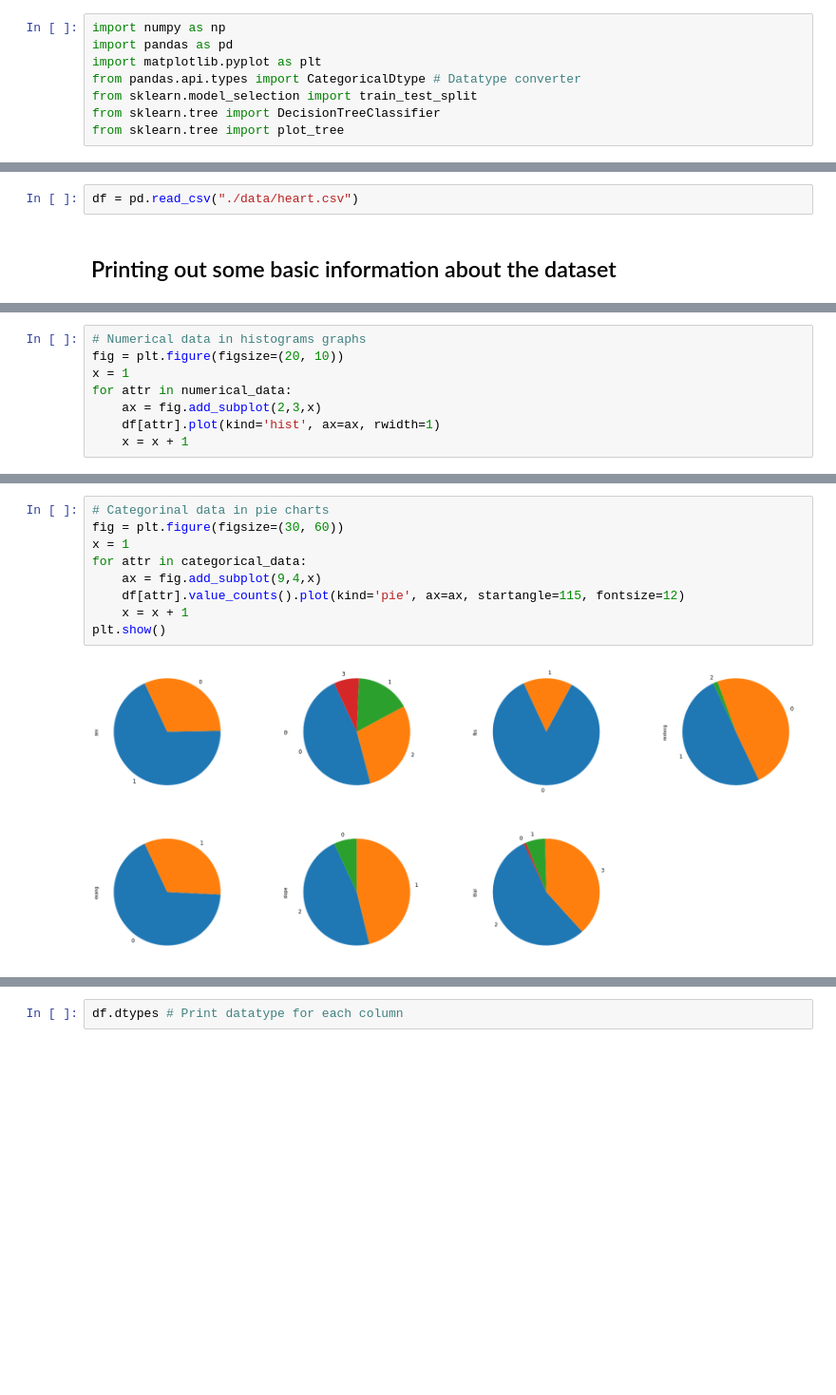
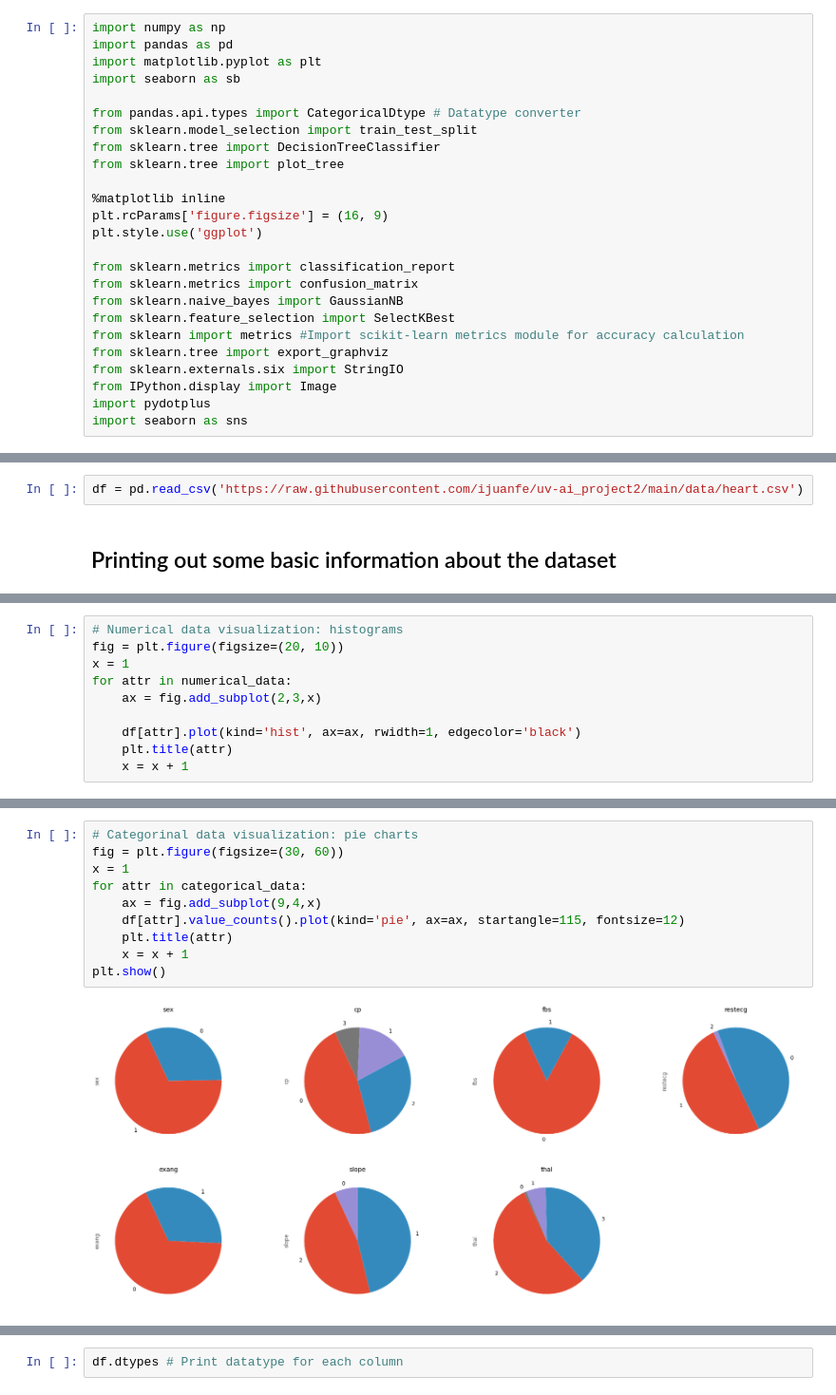
Before and after one commit to ijuanfe/uv-ai_project2, a Jupyter notebook: kaggle-classification-project2.ipynb, the cells around one changed output, grey strips where cells are left out. Shown at 95% size. Saved outputs shown, nothing was run; the diff lists cells and outputs as text; blank space fills up the shorter version.

```diff
--- a/kaggle-classification-project2.ipynb
+++ b/kaggle-classification-project2.ipynb
@@ -36,14 +40,31 @@
 import numpy as np
 import pandas as pd
 import matplotlib.pyplot as plt
+import seaborn as sb
+
 from pandas.api.types import CategoricalDtype # Datatype converter
 from sklearn.model_selection import train_test_split
 from sklearn.tree import DecisionTreeClassifier
 from sklearn.tree import plot_tree
+
+%matplotlib inline
+plt.rcParams['figure.figsize'] = (16, 9)
+plt.style.use('ggplot')
+
+from sklearn.metrics import classification_report
+from sklearn.metrics import confusion_matrix
+from sklearn.naive_bayes import GaussianNB
+from sklearn.feature_selection import SelectKBest
+from sklearn import metrics #Import scikit-learn metrics module for accuracy calculation
+from sklearn.tree import export_graphviz
+from sklearn.externals.six import StringIO
+from IPython.display import Image
+import pydotplus
+import seaborn as sns
 # %% [markdown]
 ## Importing the dataset
 # %%
-df = pd.read_csv("./data/heart.csv")
+df = pd.read_csv('https://raw.githubusercontent.com/ijuanfe/uv-ai_project2/main/data/heart.csv')
 # %% [markdown]
 ## Printing out some basic information about the dataset
 # %%
@@ -157,9 +165,11 @@ description
 # %%
-# Numerical data in histograms graphs
+# Numerical data visualization: histograms
 fig = plt.figure(figsize=(20, 10))
 x = 1
 for attr in numerical_data:
     ax = fig.add_subplot(2,3,x)
-    df[attr].plot(kind='hist', ax=ax, rwidth=1)
+
+    df[attr].plot(kind='hist', ax=ax, rwidth=1, edgecolor='black')
+    plt.title(attr)
     x = x + 1
 # %% [output]
@@ -167,11 +179,12 @@ for attr in numerical_data:
 # %%
-# Categorinal data in pie charts
+# Categorinal data visualization: pie charts
 fig = plt.figure(figsize=(30, 60))
 x = 1
 for attr in categorical_data:
     ax = fig.add_subplot(9,4,x)
     df[attr].value_counts().plot(kind='pie', ax=ax, startangle=115, fontsize=12)
+    plt.title(attr)
     x = x + 1
 plt.show()
 # %% [output]
-[figure, old version]
+[figure, new version]
```
Also changed, not shown: parts of 51 cells of this notebook.
